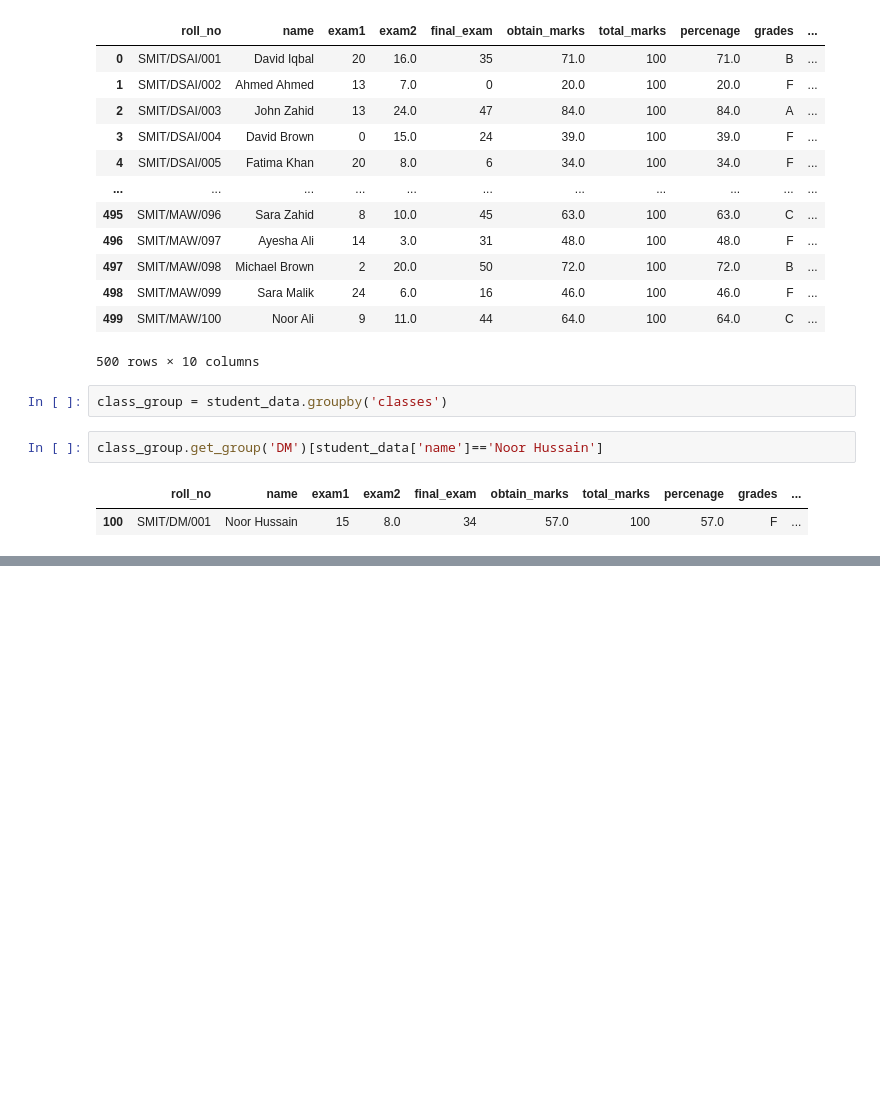
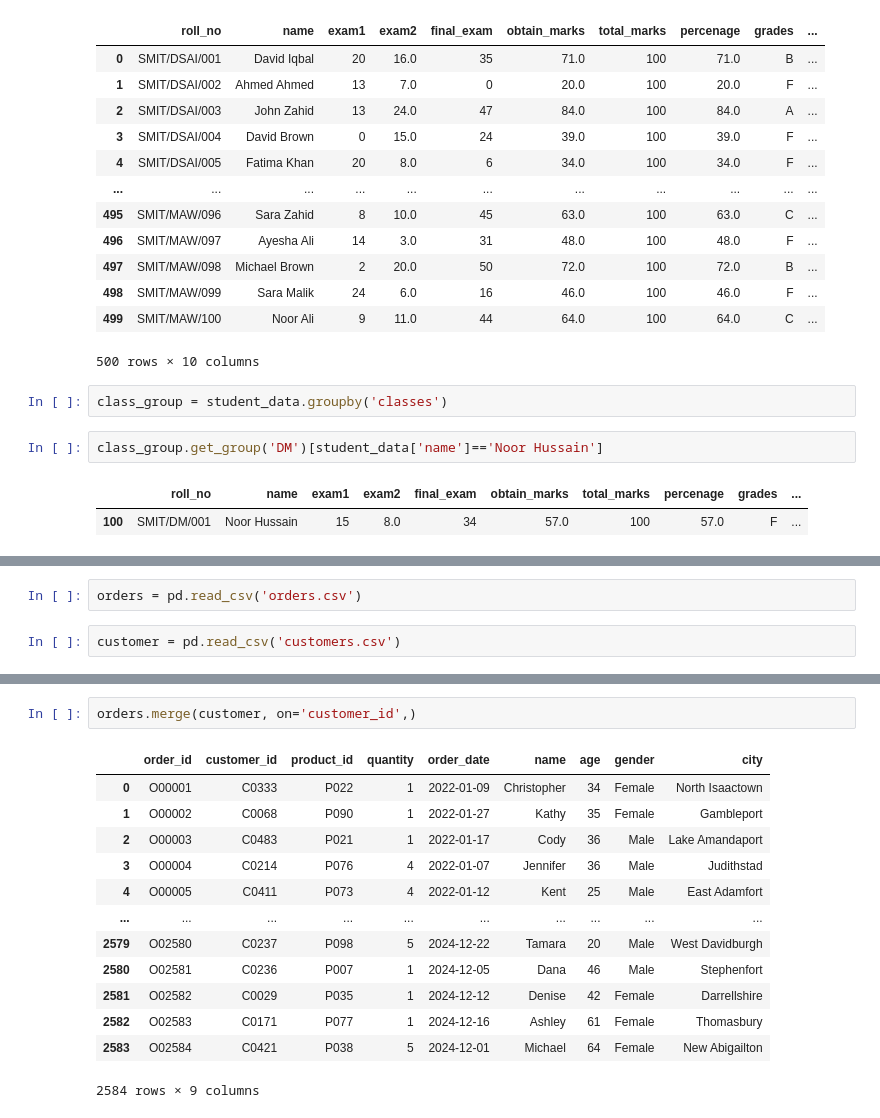
Before and after one commit to memonY49/SMIT-AI-DS-Batch-3, a Jupyter notebook: PandasPractice.ipynb, the cells around one changed output, grey strips where cells are left out. Saved outputs shown, nothing was run; the diff lists cells and outputs as text; blank space fills up the shorter version.

```diff
--- a/PandasPractice.ipynb
+++ b/PandasPractice.ipynb
@@ -568,0 +619,4 @@ class_group.get_group('DM')[student_data['name']=='Noor Hussain']
+# %%
+orders = pd.read_csv('orders.csv')
+# %%
+customer = pd.read_csv('customers.csv')
@@ -568,0 +641,16 @@ class_group.get_group('DM')[student_data['name']=='Noor Hussain']
+# %%
+orders.merge(customer, on='customer_id',)
+# %% [output]
+|  | order_id | customer_id | product_id | quantity | order_date | name | age | gender | city |
+| 0 | O00001 | C0333 | P022 | 1 | 2022-01-09 | Christopher | 34 | Female | North Isaactown |
+| 1 | O00002 | C0068 | P090 | 1 | 2022-01-27 | Kathy | 35 | Female | Gambleport |
+| 2 | O00003 | C0483 | P021 | 1 | 2022-01-17 | Cody | 36 | Male | Lake Amandaport |
+| 3 | O00004 | C0214 | P076 | 4 | 2022-01-07 | Jennifer | 36 | Male | Judithstad |
+| 4 | O00005 | C0411 | P073 | 4 | 2022-01-12 | Kent | 25 | Male | East Adamfort |
+| ... | ... | ... | ... | ... | ... | ... | ... | ... | ... |
+| 2579 | O02580 | C0237 | P098 | 5 | 2024-12-22 | Tamara | 20 | Male | West Davidburgh |
+| 2580 | O02581 | C0236 | P007 | 1 | 2024-12-05 | Dana | 46 | Male | Stephenfort |
+| 2581 | O02582 | C0029 | P035 | 1 | 2024-12-12 | Denise | 42 | Female | Darrellshire |
+| 2582 | O02583 | C0171 | P077 | 1 | 2024-12-16 | Ashley | 61 | Female | Thomasbury |
+| 2583 | O02584 | C0421 | P038 | 5 | 2024-12-01 | Michael | 64 | Female | New Abigailton |
+2584 rows × 9 columns
```
Also changed, not shown: parts of 10 cells of this notebook, 1 other file.
